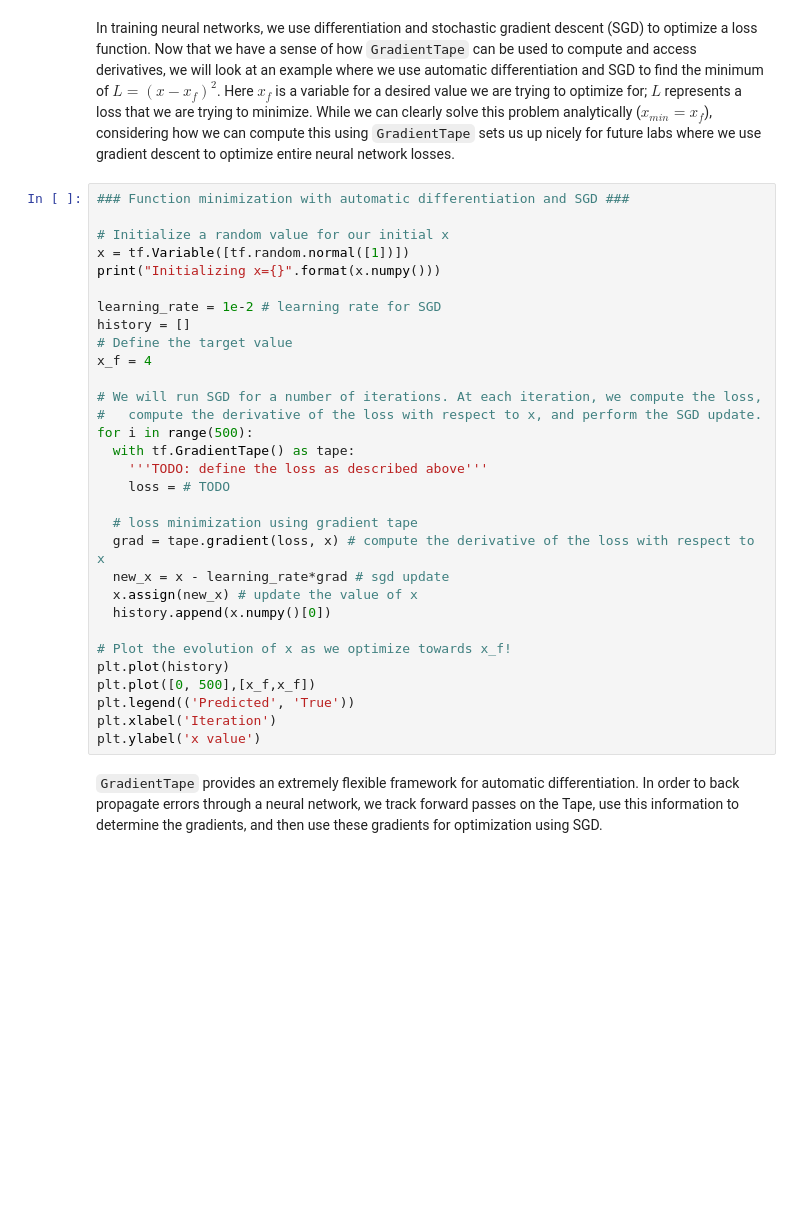
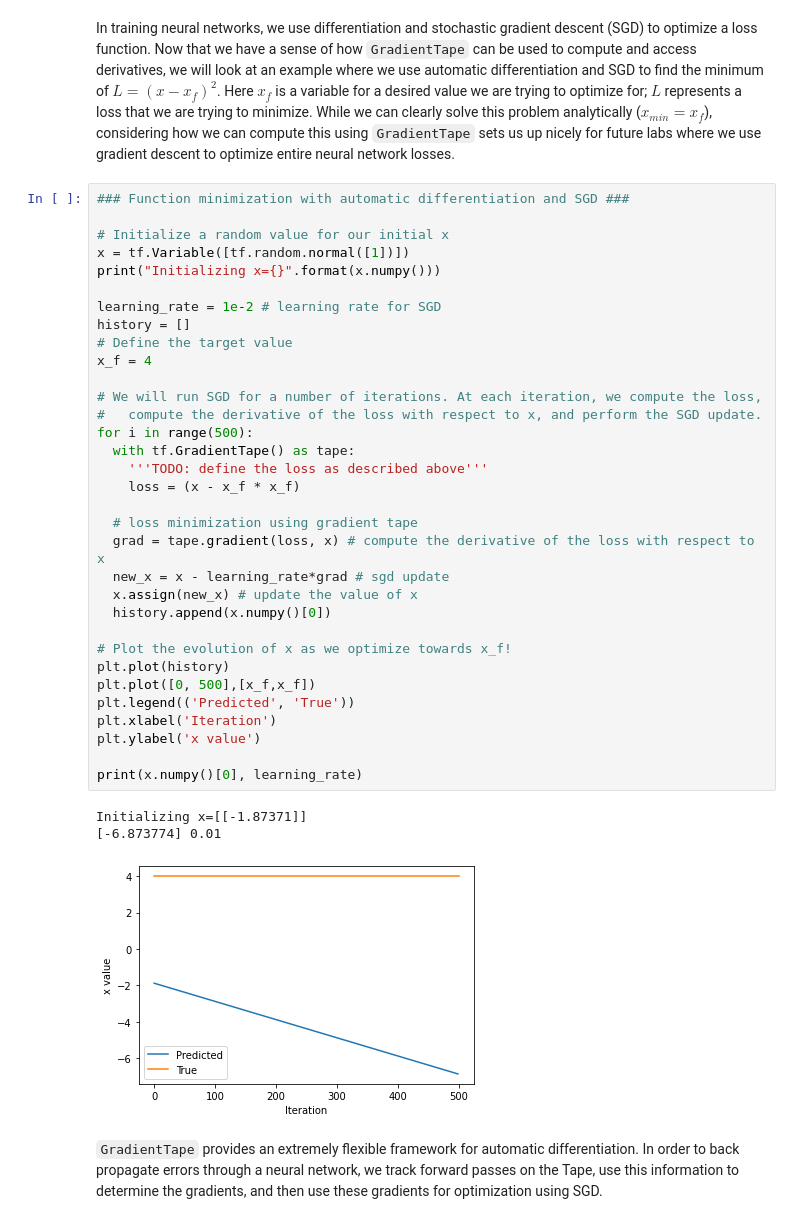
Before and after one commit to aspeculat0r/introtodeeplearning, a Jupyter notebook: lab1/Part1_TensorFlow.ipynb, the cells around one changed output. Drawn from its saved outputs; the diff is of its cells as text; blank space fills up the shorter version.

```diff
--- a/lab1/Part1_TensorFlow.ipynb
+++ b/lab1/Part1_TensorFlow.ipynb
@@ -348,33 +348,39 @@ In training neural networks, we use differentiation and stochastic gradient desc
 # %%
 ### Function minimization with automatic differentiation and SGD ###
 
 # Initialize a random value for our initial x
 x = tf.Variable([tf.random.normal([1])])
 print("Initializing x={}".format(x.numpy()))
 
 learning_rate = 1e-2 # learning rate for SGD
 history = []
 # Define the target value
 x_f = 4
 
 # We will run SGD for a number of iterations. At each iteration, we compute the loss,
 #   compute the derivative of the loss with respect to x, and perform the SGD update.
 for i in range(500):
   with tf.GradientTape() as tape:
     '''TODO: define the loss as described above'''
-    loss = # TODO
+    loss = (x - x_f * x_f)
 
   # loss minimization using gradient tape
   grad = tape.gradient(loss, x) # compute the derivative of the loss with respect to x
   new_x = x - learning_rate*grad # sgd update
   x.assign(new_x) # update the value of x
   history.append(x.numpy()[0])
 
 # Plot the evolution of x as we optimize towards x_f!
 plt.plot(history)
 plt.plot([0, 500],[x_f,x_f])
 plt.legend(('Predicted', 'True'))
 plt.xlabel('Iteration')
 plt.ylabel('x value')
+
+print(x.numpy()[0], learning_rate)
+# %% [output]
+Initializing x=[[-1.87371]]
+[-6.873774] 0.01
+[figure, added]
 # %% [markdown]
 `GradientTape` provides an extremely flexible framework for automatic differentiation. In order to back propagate errors through a neural network, we track forward passes on the Tape, use this information to determine the gradients, and then use these gradients for optimization using SGD.
```
